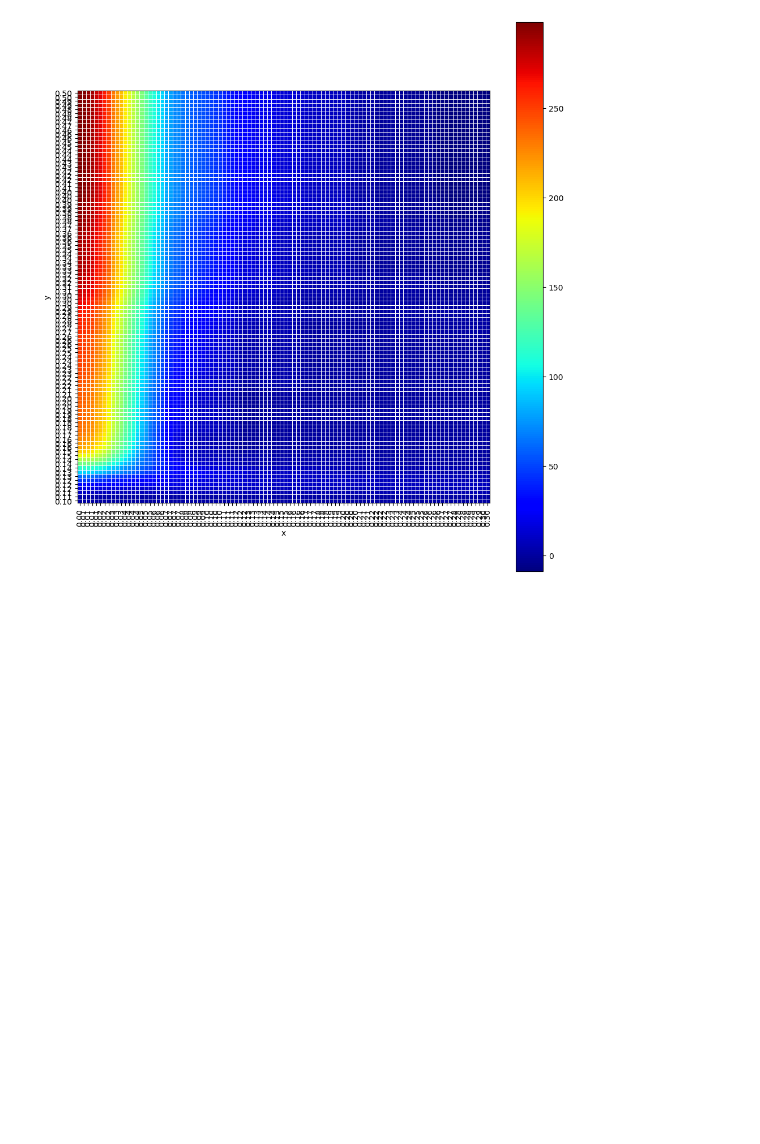
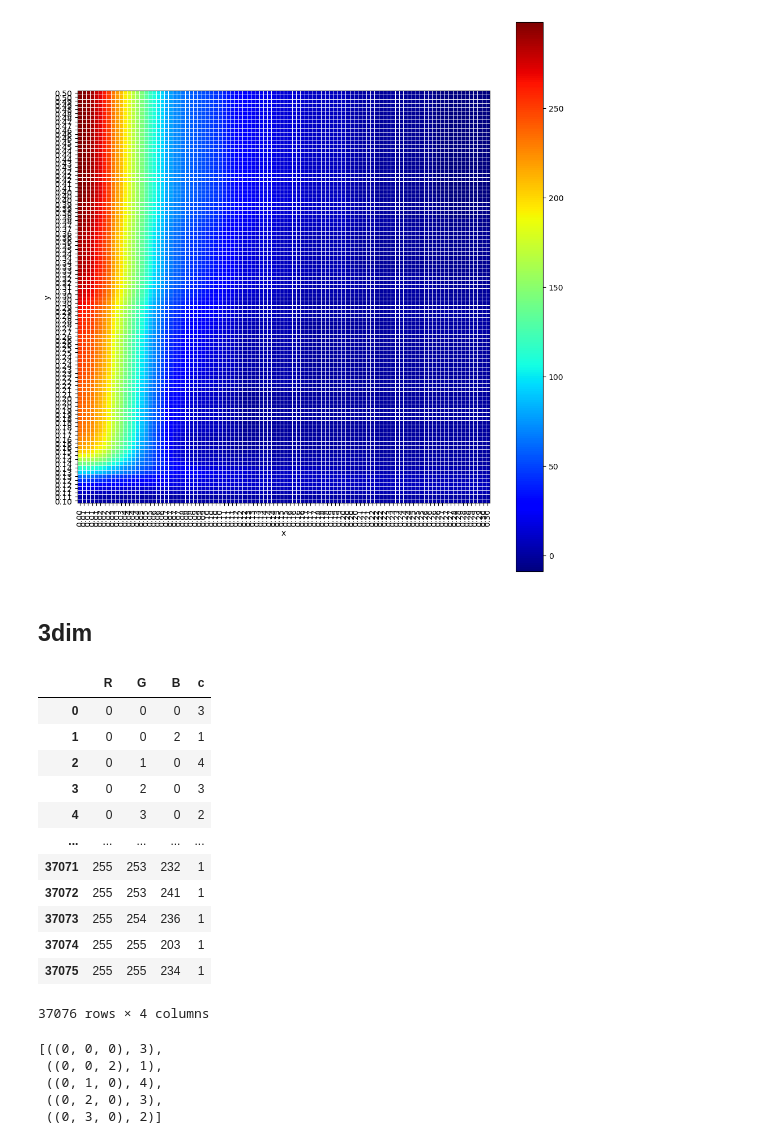
Before and after one commit to dgurnari/bifiltration-sandbox, a Jupyter notebook: test_discretization.ipynb, the cells around one changed output. Cells and saved outputs as stored; diff of their text form; code cells hidden in the pictures; blank space fills up the shorter version.

```diff
--- a/test_discretization.ipynb
+++ b/test_discretization.ipynb
@@ -147,3 +159,33 @@ for GRIDSIZE in GRIDSIZES:
 [figure]
 [figure]
 [figure]
+# %% [markdown]
+## 3dim
+# %%
+contributions_df = pd.read_csv(
+    "data/cat_ECP.csv", header=None, sep=" ", names=["R", "G", "B", "c"]
+)
+contributions_df
+# %% [output]
+|  | R | G | B | c |
+| 0 | 0 | 0 | 0 | 3 |
+| 1 | 0 | 0 | 2 | 1 |
+| 2 | 0 | 1 | 0 | 4 |
+| 3 | 0 | 2 | 0 | 3 |
+| 4 | 0 | 3 | 0 | 2 |
+| ... | ... | ... | ... | ... |
+| 37071 | 255 | 253 | 232 | 1 |
+| 37072 | 255 | 253 | 241 | 1 |
+| 37073 | 255 | 254 | 236 | 1 |
+| 37074 | 255 | 255 | 203 | 1 |
+| 37075 | 255 | 255 | 234 | 1 |
+37076 rows × 4 columns
+# %%
+contributions_list = [((r[0], r[1], r[2]), r[3]) for r in contributions_df.values]
+contributions_list[:5]
+# %% [output]
+[((0, 0, 0), 3),
+ ((0, 0, 2), 1),
+ ((0, 1, 0), 4),
+ ((0, 2, 0), 3),
+ ((0, 3, 0), 2)]
```
Also changed, not shown: parts of 6 cells of this notebook, 21 other files.
